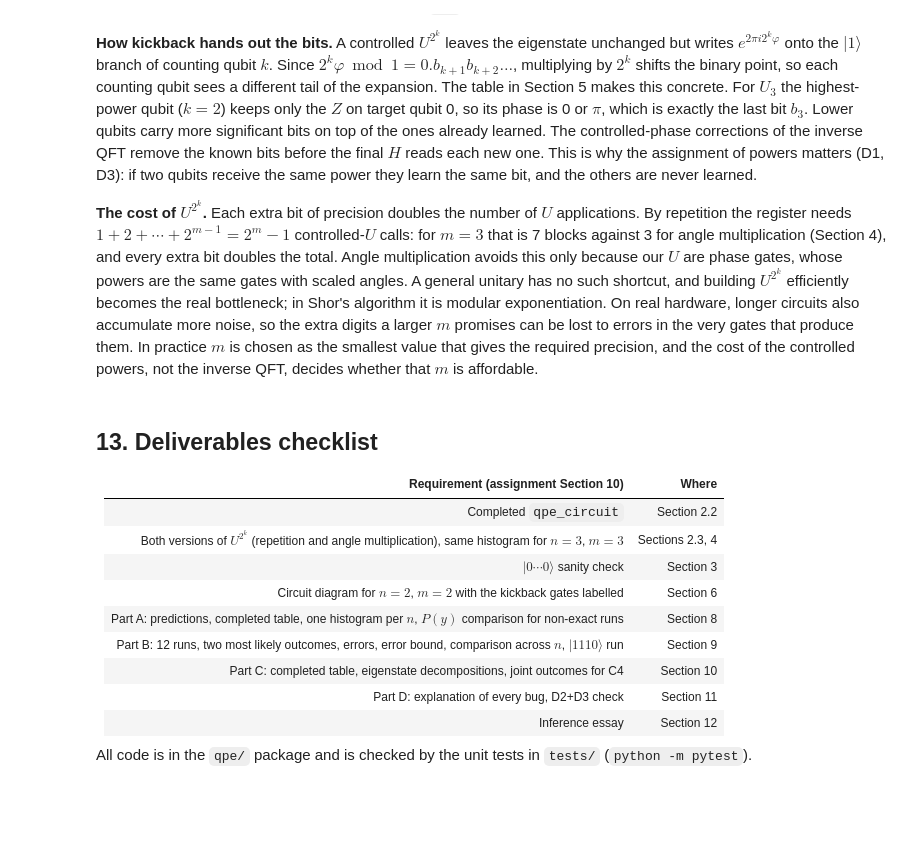
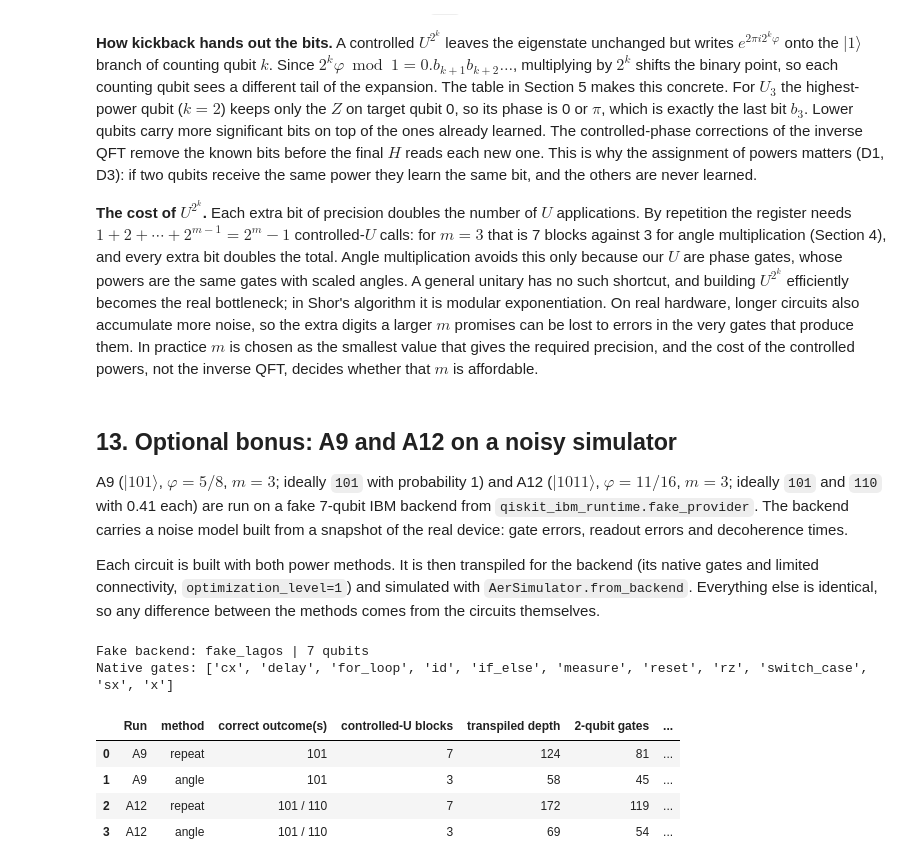
Before and after one commit to ShahVraj27/QAP-Assignment-2, a Jupyter notebook: notebooks/Assignment2_QPE.ipynb, the cells around one changed output. Cells and saved outputs as stored; diff of their text form; code cells hidden in the pictures; blank space fills up the shorter version.

```diff
--- a/notebooks/Assignment2_QPE.ipynb
+++ b/notebooks/Assignment2_QPE.ipynb
@@ -904,18 +904,26 @@ D6 belongs to a separate category: the circuit is fine but the state is wrong. Q
 
 **The cost of $U^{2^k}$.** Each extra bit of precision doubles the number of $U$ applications. By repetition the register needs $1 + 2 + \cdots + 2^{m-1} = 2^m - 1$ controlled-$U$ calls: for $m=3$ that is 7 blocks against 3 for angle multiplication (Section 4), and every extra bit doubles the total. Angle multiplication avoids this only because our $U$ are phase gates, whose powers are the same gates with scaled angles. A general unitary has no such shortcut, and building $U^{2^k}$ efficiently becomes the real bottleneck; in Shor's algorithm it is modular exponentiation. On real hardware, longer circuits also accumulate more noise, so the extra digits a larger $m$ promises can be lost to errors in the very gates that produce them. In practice $m$ is chosen as the smallest value that gives the required precision, and the cost of the controlled powers, not the inverse QFT, decides whether that $m$ is affordable.
 # %% [markdown]
-## 13. Deliverables checklist
+## 13. Optional bonus: A9 and A12 on a noisy simulator
 
-| Requirement (assignment Section 10) | Where |
-|---|---|
-| Completed `qpe_circuit` | Section 2.2 |
-| Both versions of $U^{2^k}$ (repetition and angle multiplication), same histogram for $n=3$, $m=3$ | Sections 2.3, 4 |
-| $|0\cdots0\rangle$ sanity check | Section 3 |
-| Circuit diagram for $n=2$, $m=2$ with the kickback gates labelled | Section 6 |
-| Part A: predictions, completed table, one histogram per $n$, $P(y)$ comparison for non-exact runs | Section 8 |
-| Part B: 12 runs, two most likely outcomes, errors, error bound, comparison across $n$, $|1110\rangle$ run | Section 9 |
-| Part C: completed table, eigenstate decompositions, joint outcomes for C4 | Section 10 |
-| Part D: explanation of every bug, D2+D3 check | Section 11 |
-| Inference essay | Section 12 |
+A9 ($|101\rangle$, $\varphi = 5/8$, $m = 3$; ideally `101` with probability 1) and A12 ($|1011\rangle$, $\varphi = 11/16$, $m = 3$; ideally `101` and `110` with 0.41 each) are run on a fake 7-qubit IBM backend from `qiskit_ibm_runtime.fake_provider`. The backend carries a noise model built from a snapshot of the real device: gate errors, readout errors and decoherence times.
 
-All code is in the `qpe/` package and is checked by the unit tests in `tests/` (`python -m pytest`).
+Each circuit is built with both power methods. It is then transpiled for the backend (its native gates and limited connectivity, `optimization_level=1`) and simulated with `AerSimulator.from_backend`. Everything else is identical, so any difference between the methods comes from the circuits themselves.
+# %%
+from qpe.bonus import load_fake_backend, bonus_runs, bonus_table
+
+backend = load_fake_backend()
+print("Fake backend:", backend.name, "|", backend.num_qubits, "qubits")
+print("Native gates:", sorted(backend.operation_names))
+bonus = bonus_runs(backend, shots=SHOTS, seed=SEED)
+table_bonus = bonus_table(bonus)
+table_bonus.to_csv(TAB_DIR / "bonus_noisy.csv", index=False)
+table_bonus
+# %% [output]
+Fake backend: fake_lagos | 7 qubits
+Native gates: ['cx', 'delay', 'for_loop', 'id', 'if_else', 'measure', 'reset', 'rz', 'switch_case', 'sx', 'x']
+|  | Run | method | correct outcome(s) | controlled-U blocks | transpiled depth | 2-qubit gates | ... |
+| 0 | A9 | repeat | 101 | 7 | 124 | 81 | ... |
+| 1 | A9 | angle | 101 | 3 | 58 | 45 | ... |
+| 2 | A12 | repeat | 101 / 110 | 7 | 172 | 119 | ... |
+| 3 | A12 | angle | 101 / 110 | 3 | 69 | 54 | ... |
```
Also changed, not shown: parts of 3 cells of this notebook, 7 other files.
